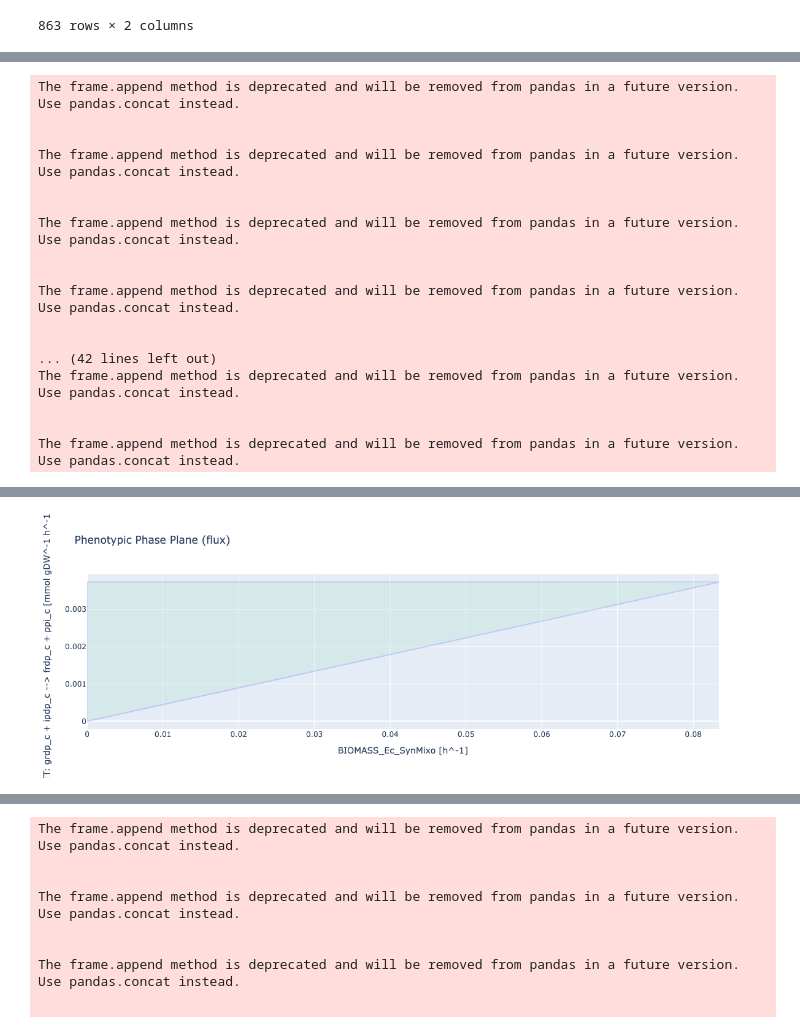
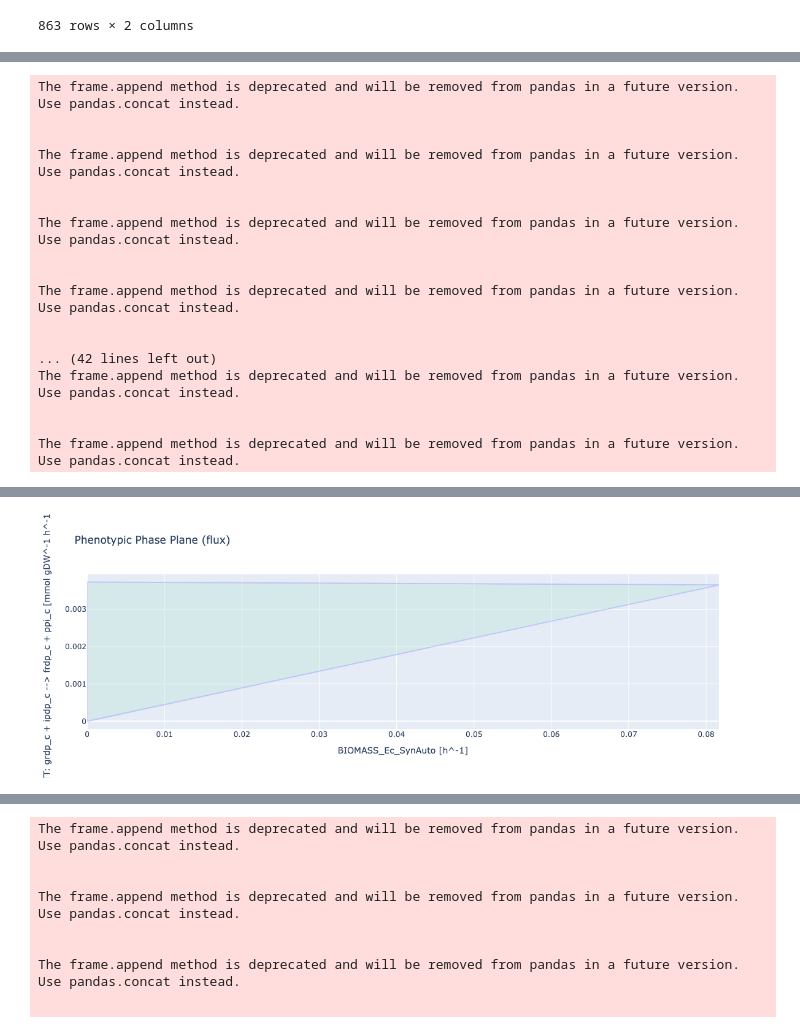
Before and after one commit to 27410/27410-group-assigment-group18_squalene_production, a Jupyter notebook: PhenotypicPhasePlane.ipynb, the cells around one changed output, grey strips where cells are left out. Drawn from its saved outputs; the diff is of its cells as text; code cells hidden in the pictures.

```diff
--- a/PhenotypicPhasePlane.ipynb
+++ b/PhenotypicPhasePlane.ipynb
@@ -243,7 +243,7 @@ from cameo.visualization.plotting.with_plotly import PlotlyPlotter
 plotter = PlotlyPlotter()
 
 ppp = phenotypic_phase_plane(model,
-                             variables=[model.reactions.BIOMASS_Ec_SynMixo],
+                             variables=[model.reactions.BIOMASS_Ec_SynAuto],
                              objective=model.reactions.GRTT)
 
 ppp.plot(plotter)
@@ -269,2 +270,2 @@ The frame.append method is deprecated and will be removed from pandas in a futur
-[figure, old version]
+[figure, new version]
 # %%
```
Also changed, not shown: parts of 6 cells of this notebook.
